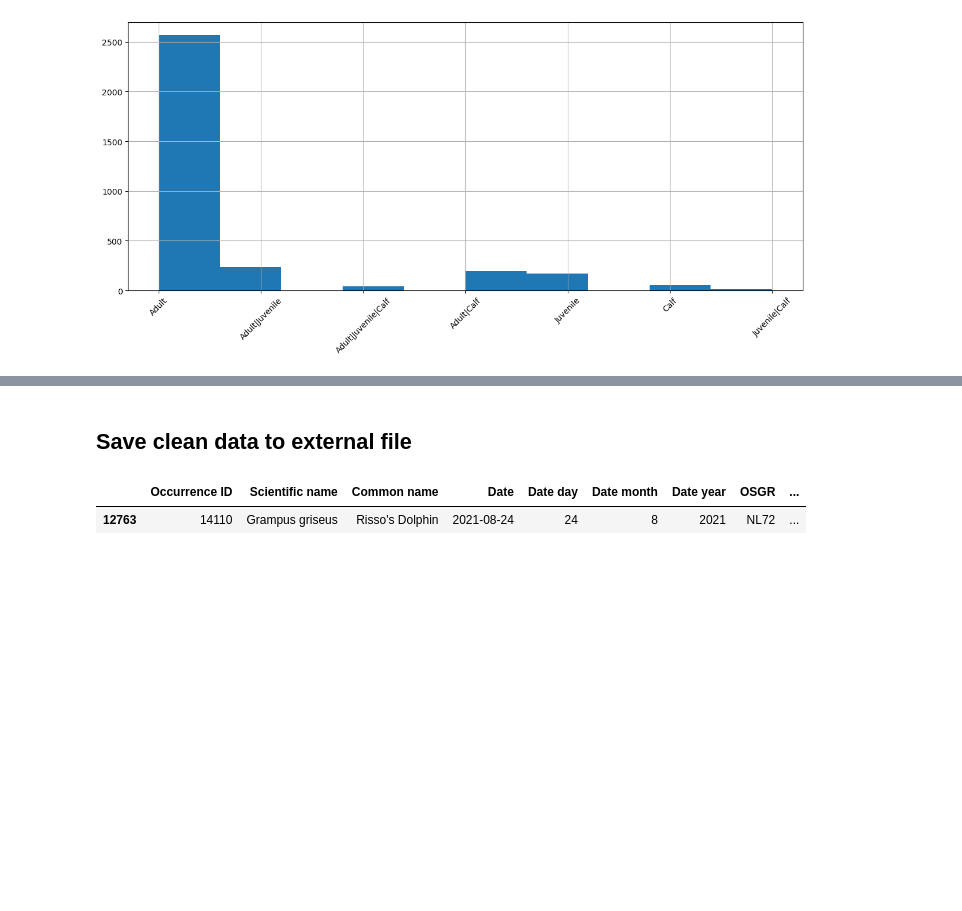
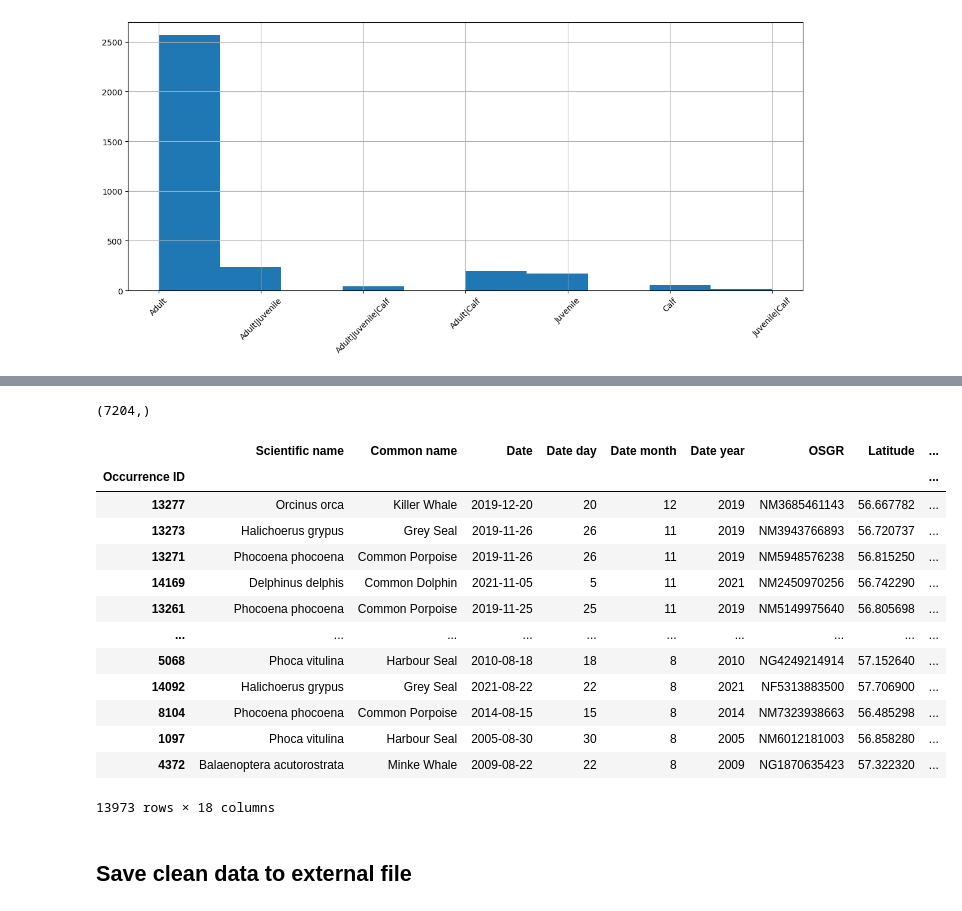
Before and after one commit to JasonMuteham/HWDT, a Jupyter notebook: HWDT Data Wrangle.ipynb, the cells around one changed output, grey strips where cells are left out. Drawn from its saved outputs; the diff is of its cells as text; code cells hidden in the pictures; blank space fills up the shorter version.

Commit message:
OSGrid & plots

```diff
--- a/HWDT Data Wrangle.ipynb
+++ b/HWDT Data Wrangle.ipynb
@@ -46,4 +45,4 @@ years = []
 for f in range(2003,2022):
     years.append(str(f))
 
-col_to_drop = ["NBN Atlas record ID","Licence","Rightsholder","Occurrence status","Taxon author","Taxon Rank","Country","Recorder","Dataset ID","Data provider","Dataset name","Data provider ID",'Class','Order','Family','Kingdom','Basis of record','Species ID (TVK)','Institution code','Vitality','Identification verification status','Phylum','Genus']
+col_to_drop = ["NBN Atlas record ID","Licence","Rightsholder","Occurrence status","Taxon author","Taxon Rank","Country","Recorder","Dataset ID","Data provider","Dataset name","Data provider ID",'Class','Order','Family','Kingdom','Basis of record','Species ID (TVK)','Institution code','Vitality','Identification verification status','Phylum','Genus','OSGR 100km','OSGR 10km','OSGR 2km','OSGR 1km']
@@ -50,3 +51,19 @@ col_to_drop = ["NBN Atlas record ID","Licence","Rightsholder","Occurrence status
+# %%
+def getOSGrid(row): # precision 10=1m, 8=10m, 6=100m, 4=1k, 2=10k, 0=100k
+
+    osg = latlong2grid(row.Latitude, row.Longitude, tag = 'WGS84')
+
+    row['OSGR'] = str(osg).replace(' ','')
+
+    osglist = str(osg).split()
+
+    row['OSG 10m'] = str(osglist[0]) + str(osglist[1][0:4]) + str(osglist[2][0:4])
+    row['OSG 100m'] = str(osglist[0]) + str(osglist[1][0:3]) + str(osglist[2][0:3])
+    row['OSG 1km'] = str(osglist[0]) + str(osglist[1][0:2]) + str(osglist[2][0:2])
+    row['OSG 10km'] = str(osglist[0]) + str(osglist[1][0:1]) + str(osglist[2][0:1])
+    row['OSG 100km'] = str(osglist[0])
+
+    return row
 # %% [markdown]
 ## Import Data
 # %%
@@ -62,6 +82,7 @@ dw = dw.dropna(axis='columns', how='all')
 # Rename columns
 dw.columns = dw.columns.str.replace("Start date","Date")
 dw.columns = dw.columns.str.replace("State/Province","Country")
+dw.columns = dw.columns.str.replace(" (WGS84)","", regex=False)
 dw.head()
 # %% [output]
 |  | Occurrence ID | Scientific name | Common name | Date | Date day | Date month | Date year | OSGR | ... |
@@ -110,0 +134,2 @@ fig.show()
+# %%
+dw = dw.apply(getOSGrid, axis=1)
@@ -111,16 +145,27 @@ fig.show()
+# %%
+tmp = dw.groupby(['OSG 1km'])['Individual count'].sum()
+tmp.shape
+# %% [output]
+(7204,)
+# %%
+dw = dw.set_index('Occurrence ID')
+dw
+# %% [output]
+|  | Scientific name | Common name | Date | Date day | Date month | Date year | OSGR | Latitude | ... |
+| Occurrence ID |  |  |  |  |  |  |  |  | ... |
+| 13277 | Orcinus orca | Killer Whale | 2019-12-20 | 20 | 12 | 2019 | NM3685461143 | 56.667782 | ... |
+| 13273 | Halichoerus grypus | Grey Seal | 2019-11-26 | 26 | 11 | 2019 | NM3943766893 | 56.720737 | ... |
+| 13271 | Phocoena phocoena | Common Porpoise | 2019-11-26 | 26 | 11 | 2019 | NM5948576238 | 56.815250 | ... |
+| 14169 | Delphinus delphis | Common Dolphin | 2021-11-05 | 5 | 11 | 2021 | NM2450970256 | 56.742290 | ... |
+| 13261 | Phocoena phocoena | Common Porpoise | 2019-11-25 | 25 | 11 | 2019 | NM5149975640 | 56.805698 | ... |
+| ... | ... | ... | ... | ... | ... | ... | ... | ... | ... |
+| 5068 | Phoca vitulina | Harbour Seal | 2010-08-18 | 18 | 8 | 2010 | NG4249214914 | 57.152640 | ... |
+| 14092 | Halichoerus grypus | Grey Seal | 2021-08-22 | 22 | 8 | 2021 | NF5313883500 | 57.706900 | ... |
+| 8104 | Phocoena phocoena | Common Porpoise | 2014-08-15 | 15 | 8 | 2014 | NM7323938663 | 56.485298 | ... |
+| 1097 | Phoca vitulina | Harbour Seal | 2005-08-30 | 30 | 8 | 2005 | NM6012181003 | 56.858280 | ... |
+| 4372 | Balaenoptera acutorostrata | Minke Whale | 2009-08-22 | 22 | 8 | 2009 | NG1870635423 | 57.322320 | ... |
+13973 rows × 18 columns
 # %% [markdown]
 ## Save clean data to external file
 # %%
 dw.to_csv(export_file)
-# %%
-
-tmp = dw.loc[dw['Date'] > '2021-07-18']
-#: dw['Date'] < '2021-07-30']
-#tmp = dw.loc[dw['Occurrence ID'] == '14626783']
-tmp = tmp.loc[tmp['Common name'] == "Risso's Dolphin"]
-tmp = tmp.sort_values(by='Date')
-tmp
-#dw['Occurrence ID'].describe()
-# %% [output]
-|  | Occurrence ID | Scientific name | Common name | Date | Date day | Date month | Date year | OSGR | ... |
-| 12763 | 14110 | Grampus griseus | Risso's Dolphin | 2021-08-24 | 24 | 8 | 2021 | NL72 | ... |
```
Also changed, not shown: parts of 8 cells of this notebook, 3 other files.
